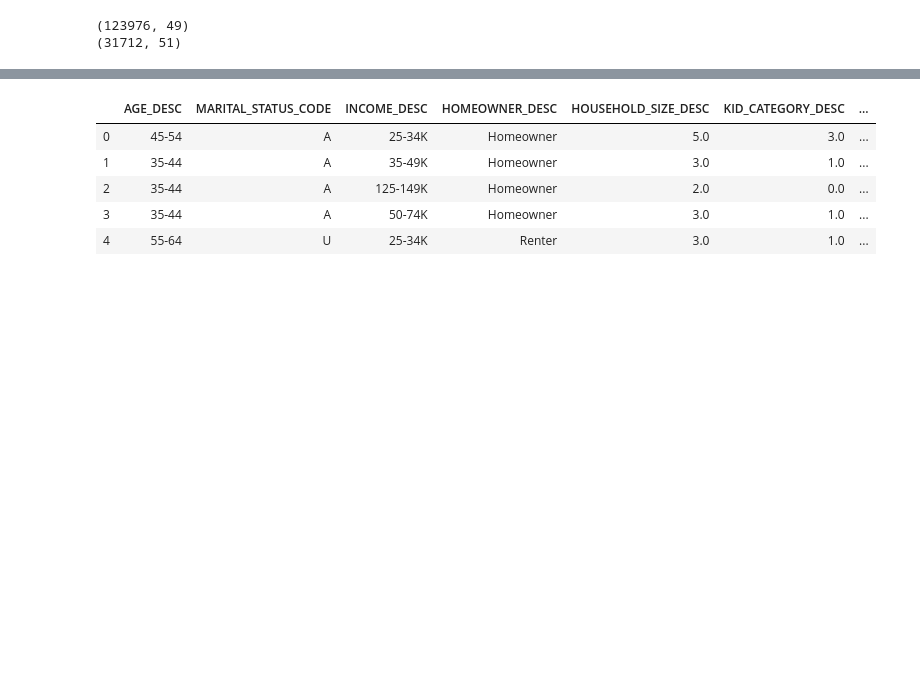
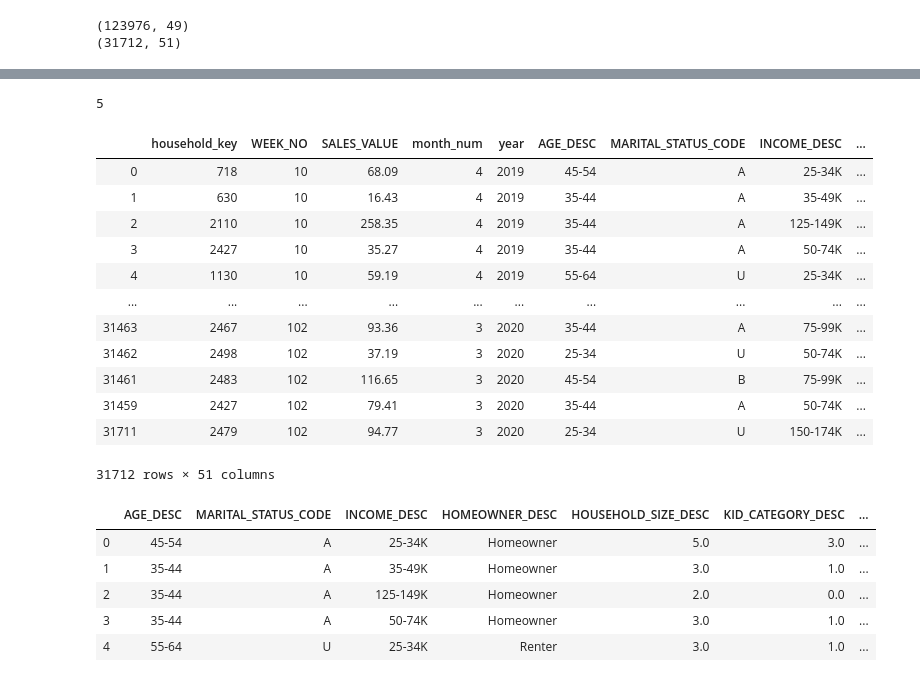
Before and after one commit to robmoratore/ShellDnA, a Jupyter notebook: DnA 2.0/Predict weekly consumption.ipynb, the cells around one changed output, grey strips where cells are left out. Drawn from its saved outputs; the diff is of its cells as text; code cells hidden in the pictures; blank space fills up the shorter version.

```diff
--- a/DnA 2.0/Predict weekly consumption.ipynb
+++ b/DnA 2.0/Predict weekly consumption.ipynb
@@ -41,3 +60,23 @@ print(data.shape)
+# %%
+data['difference_fuel_price'].max()
+# %% [output]
+5
+# %%
+data.sort_values('WEEK_NO')
+# %% [output]
+|  | household_key | WEEK_NO | SALES_VALUE | month_num | year | AGE_DESC | MARITAL_STATUS_CODE | INCOME_DESC | ... |
+| 0 | 718 | 10 | 68.09 | 4 | 2019 | 45-54 | A | 25-34K | ... |
+| 1 | 630 | 10 | 16.43 | 4 | 2019 | 35-44 | A | 35-49K | ... |
+| 2 | 2110 | 10 | 258.35 | 4 | 2019 | 35-44 | A | 125-149K | ... |
+| 3 | 2427 | 10 | 35.27 | 4 | 2019 | 35-44 | A | 50-74K | ... |
+| 4 | 1130 | 10 | 59.19 | 4 | 2019 | 55-64 | U | 25-34K | ... |
+| ... | ... | ... | ... | ... | ... | ... | ... | ... | ... |
+| 31463 | 2467 | 102 | 93.36 | 3 | 2020 | 35-44 | A | 75-99K | ... |
+| 31462 | 2498 | 102 | 37.19 | 3 | 2020 | 25-34 | U | 50-74K | ... |
+| 31461 | 2483 | 102 | 116.65 | 3 | 2020 | 45-54 | B | 75-99K | ... |
+| 31459 | 2427 | 102 | 79.41 | 3 | 2020 | 35-44 | A | 50-74K | ... |
+| 31711 | 2479 | 102 | 94.77 | 3 | 2020 | 25-34 | U | 150-174K | ... |
+31712 rows × 51 columns
 # %%
 columns_to_predict_on = ['AGE_DESC',
        'MARITAL_STATUS_CODE', 'INCOME_DESC', 'HOMEOWNER_DESC',
```
Also changed, not shown: parts of 15 cells of this notebook.
